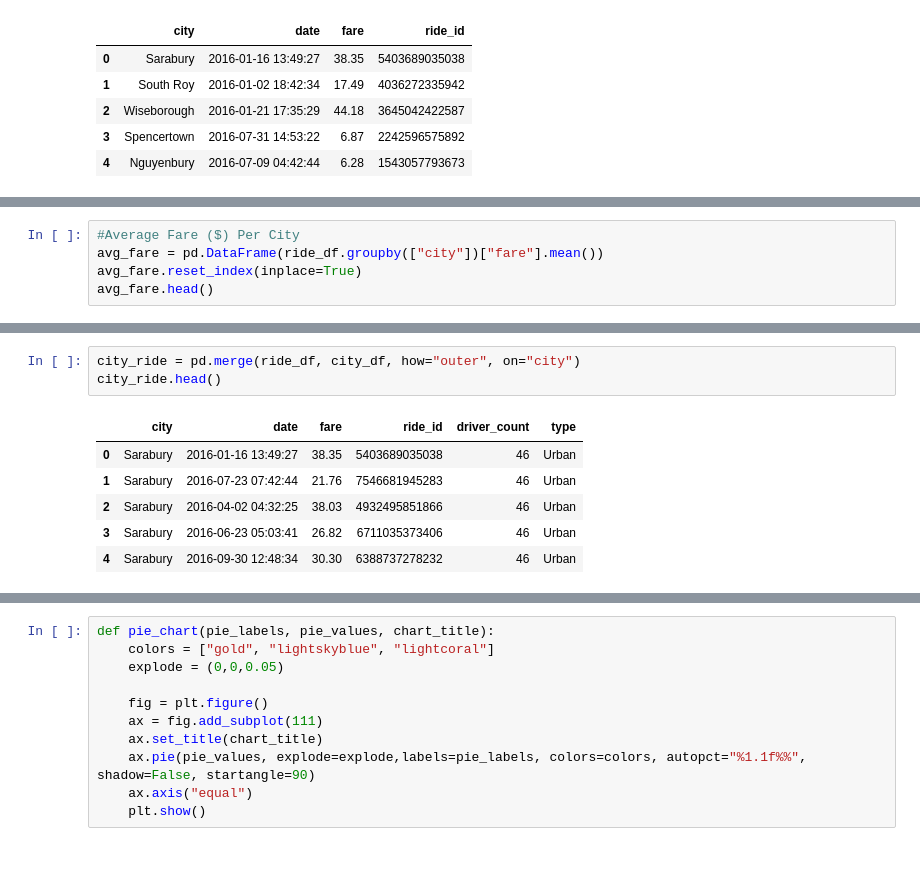
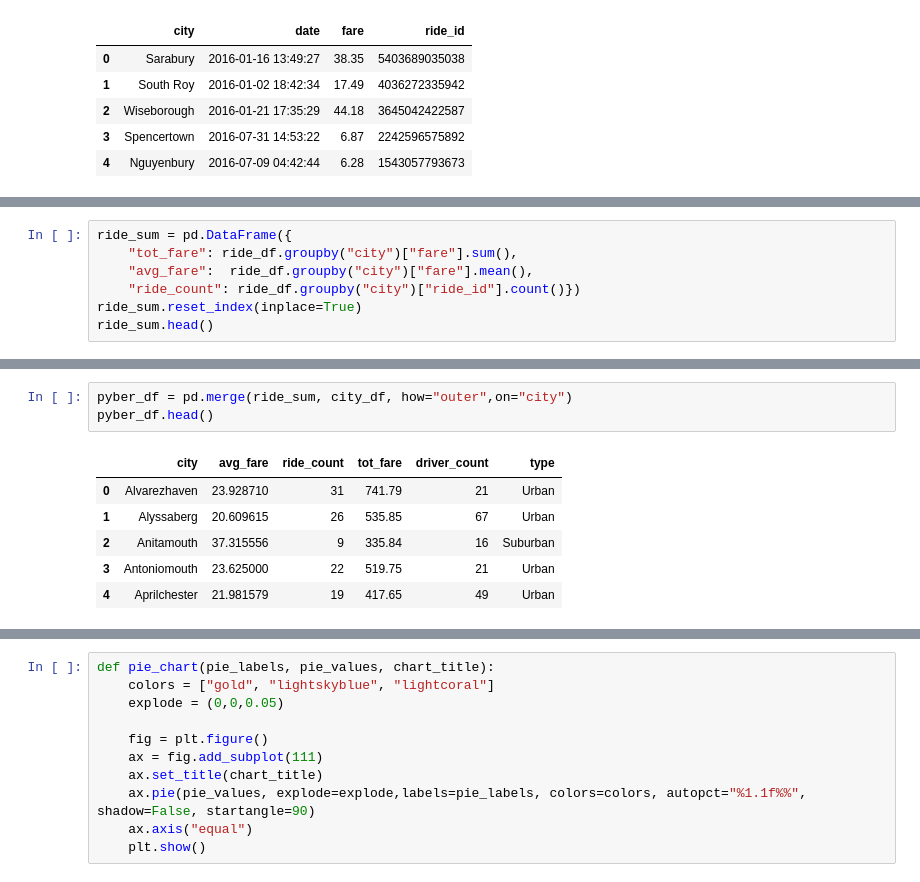
Before and after one commit to shanegela/DataAnalytics, a Jupyter notebook: Homework05-Matplotlib/Instructions/Pyber/pyber.ipynb, the cells around one changed output, grey strips where cells are left out. Saved outputs shown, nothing was run; the diff lists cells and outputs as text.

Commit message:
hw05 - pyber

```diff
--- a/Homework05-Matplotlib/Instructions/Pyber/pyber.ipynb
+++ b/Homework05-Matplotlib/Instructions/Pyber/pyber.ipynb
@@ -27,8 +26,10 @@ city_df.head()
 | 3 | West Dawnfurt | 34 | Urban |
 | 4 | Rodriguezburgh | 52 | Urban |
 # %%
-#Average Fare ($) Per City
-avg_fare = pd.DataFrame(ride_df.groupby(["city"])["fare"].mean())
-avg_fare.reset_index(inplace=True)
-avg_fare.head()
+ride_sum = pd.DataFrame({
+    "tot_fare": ride_df.groupby("city")["fare"].sum(),
+    "avg_fare":  ride_df.groupby("city")["fare"].mean(),
+    "ride_count": ride_df.groupby("city")["ride_id"].count()})
+ride_sum.reset_index(inplace=True)
+ride_sum.head()
 # %% [output]
@@ -75,10 +42,10 @@ city_type.head()
 # %%
-city_ride = pd.merge(ride_df, city_df, how="outer", on="city")
-city_ride.head()
+pyber_df = pd.merge(ride_sum, city_df, how="outer",on="city")
+pyber_df.head()
 # %% [output]
-|  | city | date | fare | ride_id | driver_count | type |
-| 0 | Sarabury | 2016-01-16 13:49:27 | 38.35 | 5403689035038 | 46 | Urban |
-| 1 | Sarabury | 2016-07-23 07:42:44 | 21.76 | 7546681945283 | 46 | Urban |
-| 2 | Sarabury | 2016-04-02 04:32:25 | 38.03 | 4932495851866 | 46 | Urban |
-| 3 | Sarabury | 2016-06-23 05:03:41 | 26.82 | 6711035373406 | 46 | Urban |
-| 4 | Sarabury | 2016-09-30 12:48:34 | 30.30 | 6388737278232 | 46 | Urban |
+|  | city | avg_fare | ride_count | tot_fare | driver_count | type |
+| 0 | Alvarezhaven | 23.928710 | 31 | 741.79 | 21 | Urban |
+| 1 | Alyssaberg | 20.609615 | 26 | 535.85 | 67 | Urban |
+| 2 | Anitamouth | 37.315556 | 9 | 335.84 | 16 | Suburban |
+| 3 | Antoniomouth | 23.625000 | 22 | 519.75 | 21 | Urban |
+| 4 | Aprilchester | 21.981579 | 19 | 417.65 | 49 | Urban |
```
Also changed, not shown: parts of 13 cells of this notebook.
